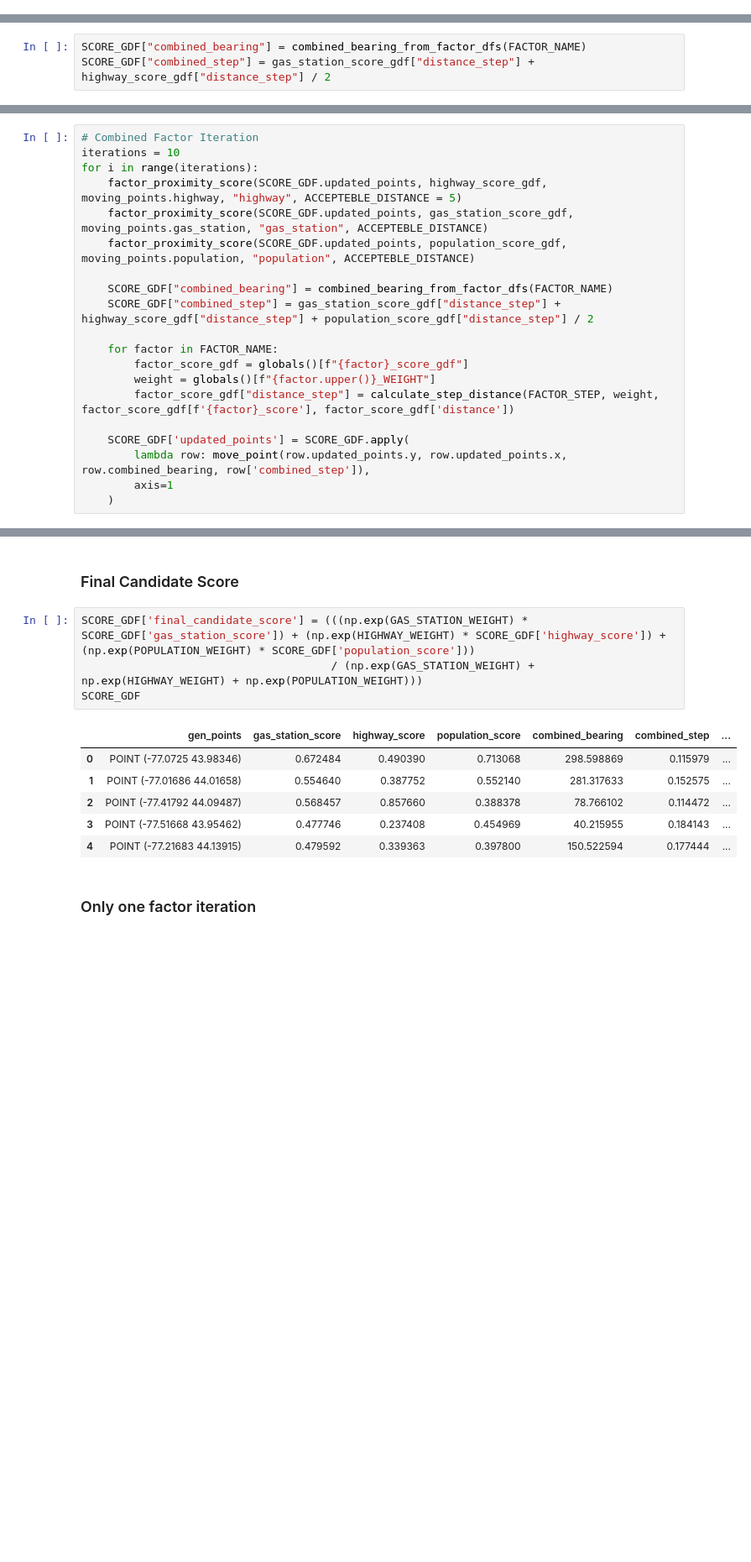
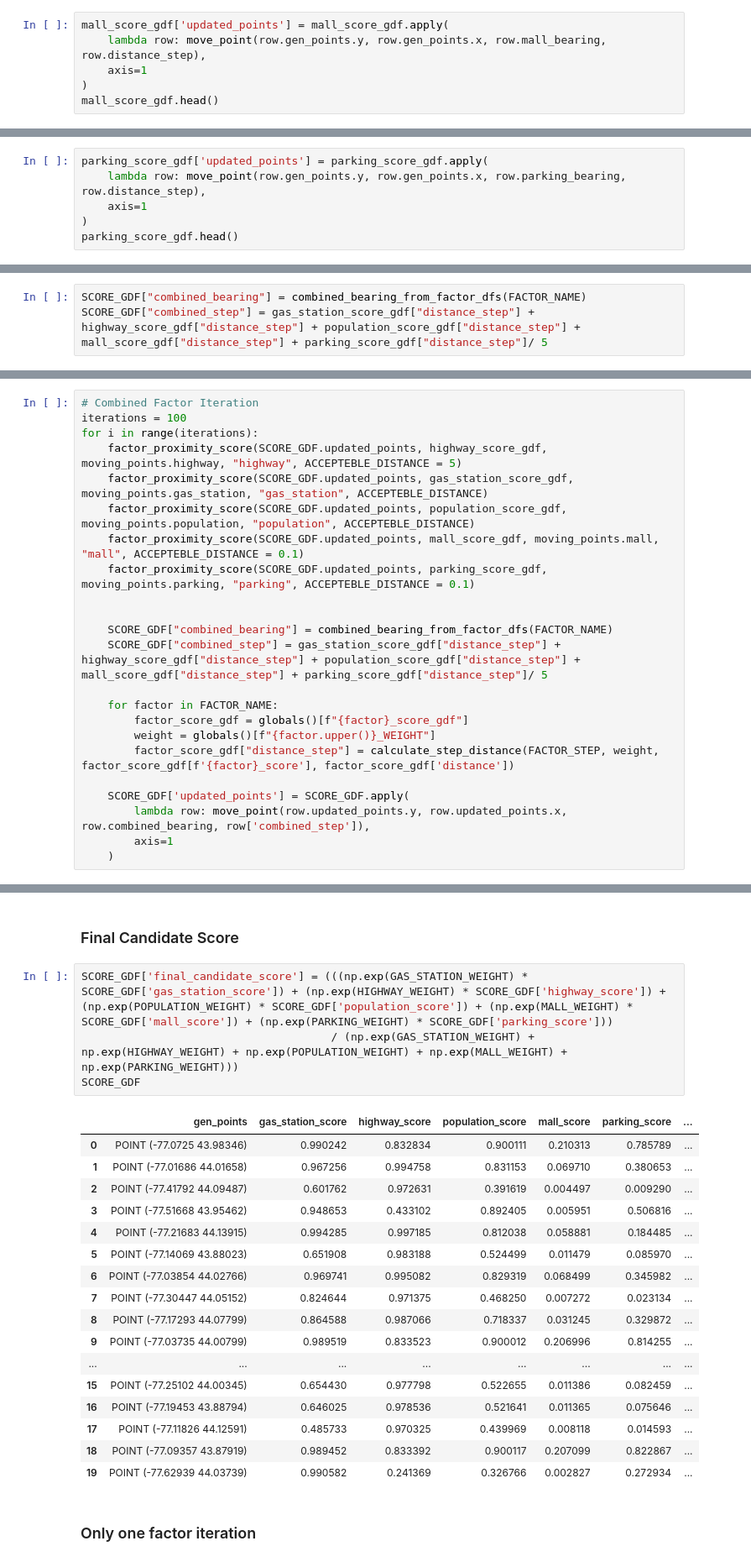
Before and after one commit to sheldonoronha/ev-charging-optimization, a Jupyter notebook: notebooks/04_vector_space_optimization.ipynb, the cells around one changed output, grey strips where cells are left out. Shown at 84% size. Drawn from its saved outputs; the diff is of its cells as text; blank space fills up the shorter version.

Commit message:
Integrated Parking Stop and Malls In PEC

```diff
--- a/notebooks/04_vector_space_optimization.ipynb
+++ b/notebooks/04_vector_space_optimization.ipynb
@@ -420,3 +500,9 @@ gas_station_score_gdf.head()
 | 2 | POINT (-77.41792 44.09487) | 0.4 | POINT (-77.3160673 44.0675633) | 8.683965 | 110.427219 | 0.535218 | ... |
 | 3 | POINT (-77.51668 43.95462) | 0.4 | POINT (-77.5796876 44.0481987) | 11.561871 | 334.181342 | 0.463782 | ... |
 | 4 | POINT (-77.21683 44.13915) | 0.4 | POINT (-77.3160673 44.0675633) | 11.231286 | 224.904858 | 0.471003 | ... |
+# %%
+mall_score_gdf['updated_points'] = mall_score_gdf.apply(
+    lambda row: move_point(row.gen_points.y, row.gen_points.x, row.mall_bearing, row.distance_step),
+    axis=1
+)
+mall_score_gdf.head()
@@ -422,0 +516,6 @@ gas_station_score_gdf.head()
+# %%
+parking_score_gdf['updated_points'] = parking_score_gdf.apply(
+    lambda row: move_point(row.gen_points.y, row.gen_points.x, row.parking_bearing, row.distance_step),
+    axis=1
+)
+parking_score_gdf.head()
@@ -578,7 +724,7 @@ def combined_bearing_from_factor_dfs(factor_names):
     return combined_bearing
 # %%
 SCORE_GDF["combined_bearing"] = combined_bearing_from_factor_dfs(FACTOR_NAME)
-SCORE_GDF["combined_step"] = gas_station_score_gdf["distance_step"] + highway_score_gdf["distance_step"] / 2
+SCORE_GDF["combined_step"] = gas_station_score_gdf["distance_step"] + highway_score_gdf["distance_step"] + population_score_gdf["distance_step"] + mall_score_gdf["distance_step"] + parking_score_gdf["distance_step"]/ 5
 # %%
 SCORE_GDF['updated_points'] = SCORE_GDF.apply(
     lambda row: move_point(row.gen_points.y, row.gen_points.x, row.combined_bearing, row.combined_step),
@@ -595,13 +741,16 @@ SCORE_GDF.head(5)
 # %%
 # Combined Factor Iteration
-iterations = 10
+iterations = 100
 for i in range(iterations):
     factor_proximity_score(SCORE_GDF.updated_points, highway_score_gdf, moving_points.highway, "highway", ACCEPTEBLE_DISTANCE = 5)
     factor_proximity_score(SCORE_GDF.updated_points, gas_station_score_gdf, moving_points.gas_station, "gas_station", ACCEPTEBLE_DISTANCE)
     factor_proximity_score(SCORE_GDF.updated_points, population_score_gdf, moving_points.population, "population", ACCEPTEBLE_DISTANCE)
+    factor_proximity_score(SCORE_GDF.updated_points, mall_score_gdf, moving_points.mall, "mall", ACCEPTEBLE_DISTANCE = 0.1)
+    factor_proximity_score(SCORE_GDF.updated_points, parking_score_gdf, moving_points.parking, "parking", ACCEPTEBLE_DISTANCE = 0.1)
+
 
     SCORE_GDF["combined_bearing"] = combined_bearing_from_factor_dfs(FACTOR_NAME)
-    SCORE_GDF["combined_step"] = gas_station_score_gdf["distance_step"] + highway_score_gdf["distance_step"] + population_score_gdf["distance_step"] / 2
+    SCORE_GDF["combined_step"] = gas_station_score_gdf["distance_step"] + highway_score_gdf["distance_step"] + population_score_gdf["distance_step"] + mall_score_gdf["distance_step"] + parking_score_gdf["distance_step"]/ 5
 
     for factor in FACTOR_NAME:
         factor_score_gdf = globals()[f"{factor}_score_gdf"]
@@ -624,16 +764,27 @@ SCORE_GDF
 # %% [markdown]
 ### Final Candidate Score
 # %%
-SCORE_GDF['final_candidate_score'] = (((np.exp(GAS_STATION_WEIGHT) * SCORE_GDF['gas_station_score']) + (np.exp(HIGHWAY_WEIGHT) * SCORE_GDF['highway_score']) + (np.exp(POPULATION_WEIGHT) * SCORE_GDF['population_score']))
-                                      / (np.exp(GAS_STATION_WEIGHT) + np.exp(HIGHWAY_WEIGHT) + np.exp(POPULATION_WEIGHT)))
+SCORE_GDF['final_candidate_score'] = (((np.exp(GAS_STATION_WEIGHT) * SCORE_GDF['gas_station_score']) + (np.exp(HIGHWAY_WEIGHT) * SCORE_GDF['highway_score']) + (np.exp(POPULATION_WEIGHT) * SCORE_GDF['population_score']) + (np.exp(MALL_WEIGHT) * SCORE_GDF['mall_score']) + (np.exp(PARKING_WEIGHT) * SCORE_GDF['parking_score']))
+                                      / (np.exp(GAS_STATION_WEIGHT) + np.exp(HIGHWAY_WEIGHT) + np.exp(POPULATION_WEIGHT) + np.exp(MALL_WEIGHT) + np.exp(PARKING_WEIGHT)))
 SCORE_GDF
 # %% [output]
-|  | gen_points | gas_station_score | highway_score | population_score | combined_bearing | combined_step | ... |
-| 0 | POINT (-77.0725 43.98346) | 0.672484 | 0.490390 | 0.713068 | 298.598869 | 0.115979 | ... |
-| 1 | POINT (-77.01686 44.01658) | 0.554640 | 0.387752 | 0.552140 | 281.317633 | 0.152575 | ... |
-| 2 | POINT (-77.41792 44.09487) | 0.568457 | 0.857660 | 0.388378 | 78.766102 | 0.114472 | ... |
-| 3 | POINT (-77.51668 43.95462) | 0.477746 | 0.237408 | 0.454969 | 40.215955 | 0.184143 | ... |
-| 4 | POINT (-77.21683 44.13915) | 0.479592 | 0.339363 | 0.397800 | 150.522594 | 0.177444 | ... |
+|  | gen_points | gas_station_score | highway_score | population_score | mall_score | parking_score | ... |
+| 0 | POINT (-77.0725 43.98346) | 0.990242 | 0.832834 | 0.900111 | 0.210313 | 0.785789 | ... |
+| 1 | POINT (-77.01686 44.01658) | 0.967256 | 0.994758 | 0.831153 | 0.069710 | 0.380653 | ... |
+| 2 | POINT (-77.41792 44.09487) | 0.601762 | 0.972631 | 0.391619 | 0.004497 | 0.009290 | ... |
+| 3 | POINT (-77.51668 43.95462) | 0.948653 | 0.433102 | 0.892405 | 0.005951 | 0.506816 | ... |
+| 4 | POINT (-77.21683 44.13915) | 0.994285 | 0.997185 | 0.812038 | 0.058881 | 0.184485 | ... |
+| 5 | POINT (-77.14069 43.88023) | 0.651908 | 0.983188 | 0.524499 | 0.011479 | 0.085970 | ... |
+| 6 | POINT (-77.03854 44.02766) | 0.969741 | 0.995082 | 0.829319 | 0.068499 | 0.345982 | ... |
+| 7 | POINT (-77.30447 44.05152) | 0.824644 | 0.971375 | 0.468250 | 0.007272 | 0.023134 | ... |
+| 8 | POINT (-77.17293 44.07799) | 0.864588 | 0.987066 | 0.718337 | 0.031245 | 0.329872 | ... |
+| 9 | POINT (-77.03735 44.00799) | 0.989519 | 0.833523 | 0.900012 | 0.206996 | 0.814255 | ... |
+| ... | ... | ... | ... | ... | ... | ... | ... |
+| 15 | POINT (-77.25102 44.00345) | 0.654430 | 0.977798 | 0.522655 | 0.011386 | 0.082459 | ... |
+| 16 | POINT (-77.19453 43.88794) | 0.646025 | 0.978536 | 0.521641 | 0.011365 | 0.075646 | ... |
+| 17 | POINT (-77.11826 44.12591) | 0.485733 | 0.970325 | 0.439969 | 0.008118 | 0.014593 | ... |
+| 18 | POINT (-77.09357 43.87919) | 0.989452 | 0.833392 | 0.900117 | 0.207099 | 0.822867 | ... |
+| 19 | POINT (-77.62939 44.03739) | 0.990582 | 0.241369 | 0.326766 | 0.002827 | 0.272934 | ... |
 # %% [markdown]
 ### Only one factor iteration
 # %%
```
Also changed, not shown: parts of 21 cells of this notebook.
